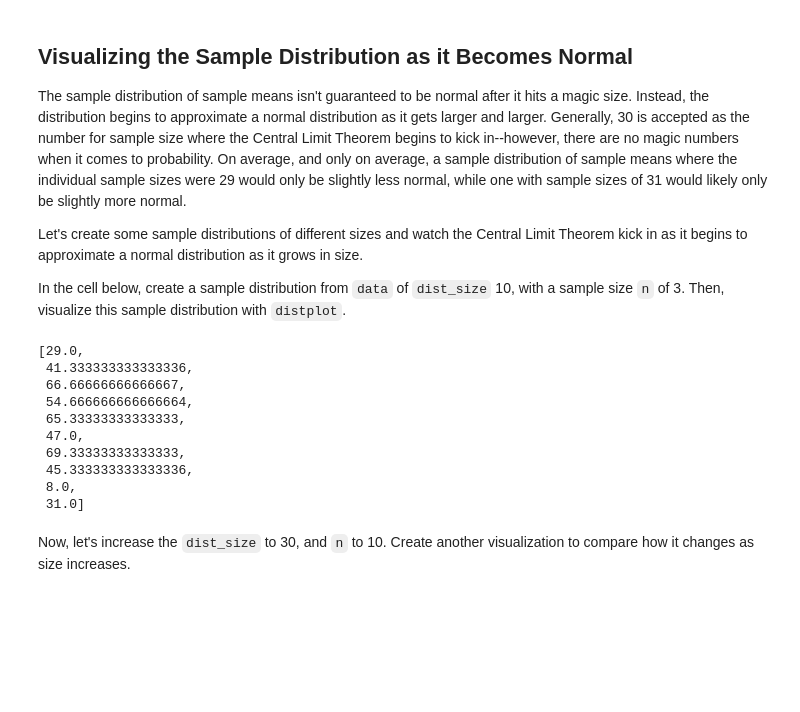
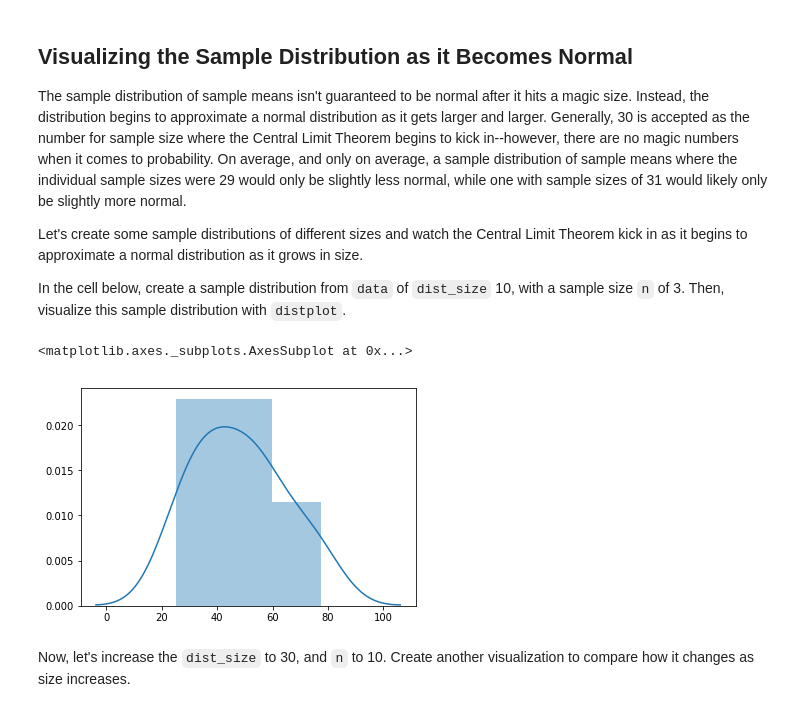
Before and after one commit to kayschulz/dsc-2-19-13-central-limit-theorem-lab-seattle-ds-career-040119, a Jupyter notebook: index.ipynb, the cells around one changed output. Cells and saved outputs as stored; diff of their text form; code cells hidden in the pictures; blank space fills up the shorter version.

```diff
--- a/index.ipynb
+++ b/index.ipynb
@@ -115,17 +115,10 @@ Let's create some sample distributions of different sizes and watch the Central
 In the cell below, create a sample distribution from `data` of `dist_size` 10, with a sample size `n` of 3. Then, visualize this sample distribution with `distplot`.
 # %%
 sample_dist = create_sample_distribution(df, dist_size=10, n=3)
+sns.distplot(sample_dist)
 # %% [output]
-[29.0,
- 41.333333333333336,
- 66.66666666666667,
- 54.666666666666664,
- 65.33333333333333,
- 47.0,
- 69.33333333333333,
- 45.333333333333336,
- 8.0,
- 31.0]
+<matplotlib.axes._subplots.AxesSubplot at 0x...>
+[figure, added]
 # %% [markdown]
 Now, let's increase the `dist_size` to 30, and `n` to 10.  Create another visualization to compare how it changes as size increases.
 # %% [markdown]
```
